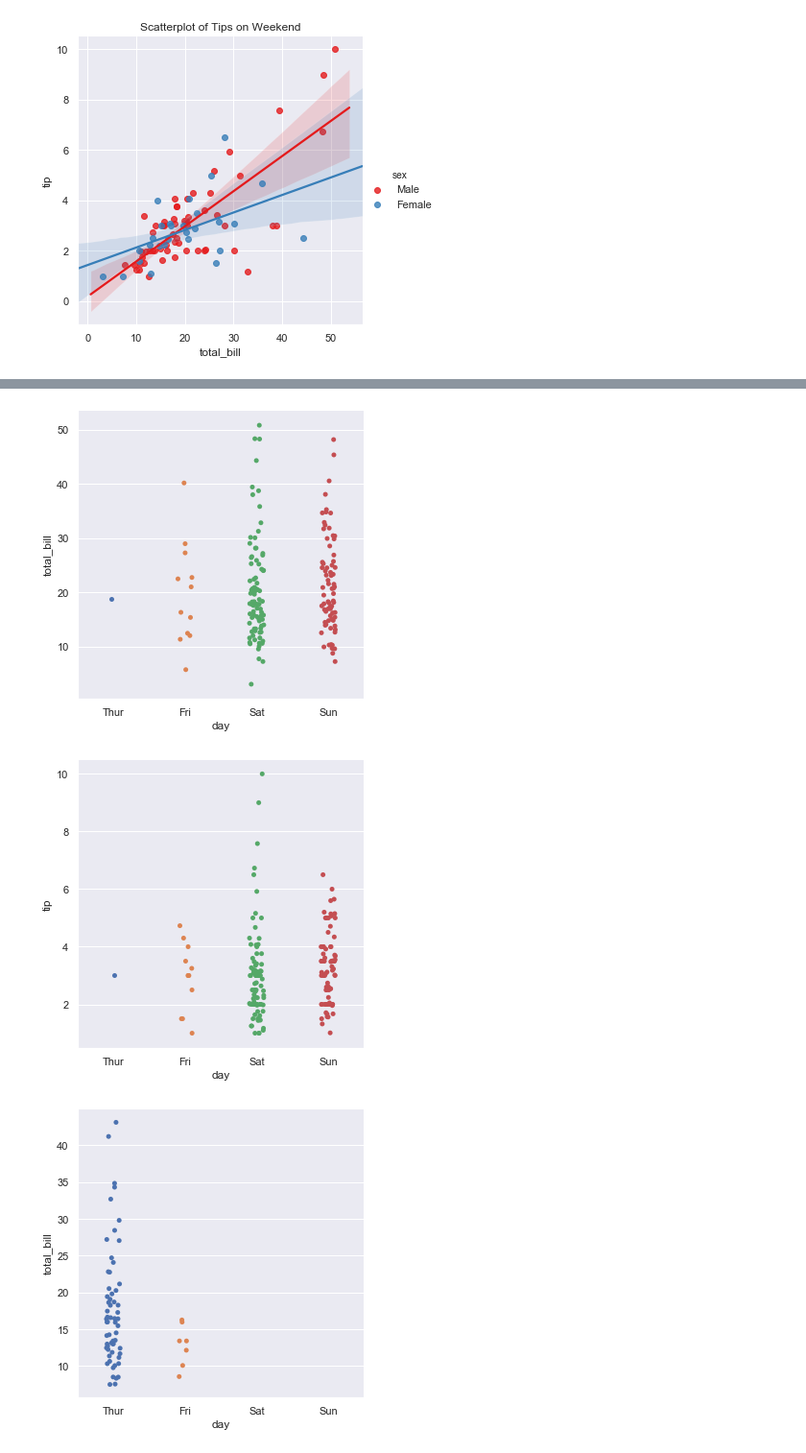
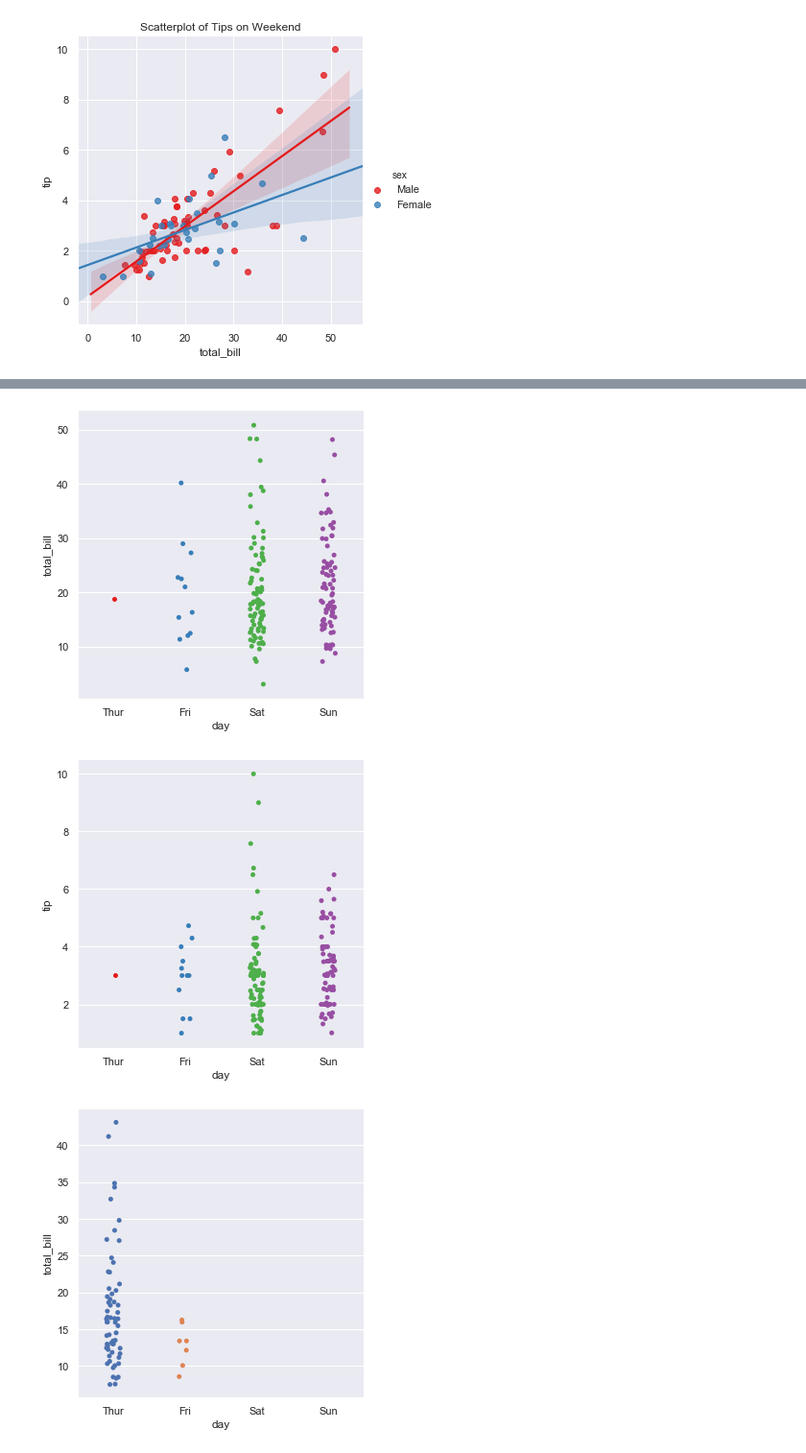
Before and after one commit to ANihill/Fundamentals-Assessment, a Jupyter notebook: Fundamentals of Data Analytics - Assessment.ipynb, the cells around one changed output, grey strips where cells are left out. Shown at 96% size. Saved outputs shown, nothing was run; the diff lists cells and outputs as text; code cells hidden in the pictures.

```diff
--- a/Fundamentals of Data Analytics - Assessment.ipynb
+++ b/Fundamentals of Data Analytics - Assessment.ipynb
@@ -190,10 +267,10 @@ sns.relplot("total_bill", "tip", hue = "sex", data=lun);
 # %%
-sns.catplot(x="day", y="total_bill", data=din);
+sns.catplot(x="day", y="total_bill", data=din, palette="Set1");
 
-sns.catplot(x="day", y="tip", data=din);
+sns.catplot(x="day", y="tip", data=din, palette="Set1");
 # %% [output]
-[figure, old version]
+[figure, new version]
-[figure, old version]
+[figure, new version]
 # %%
 sns.catplot(x="day", y="total_bill", data=lun);
 
```
Also changed, not shown: parts of 21 cells of this notebook.
